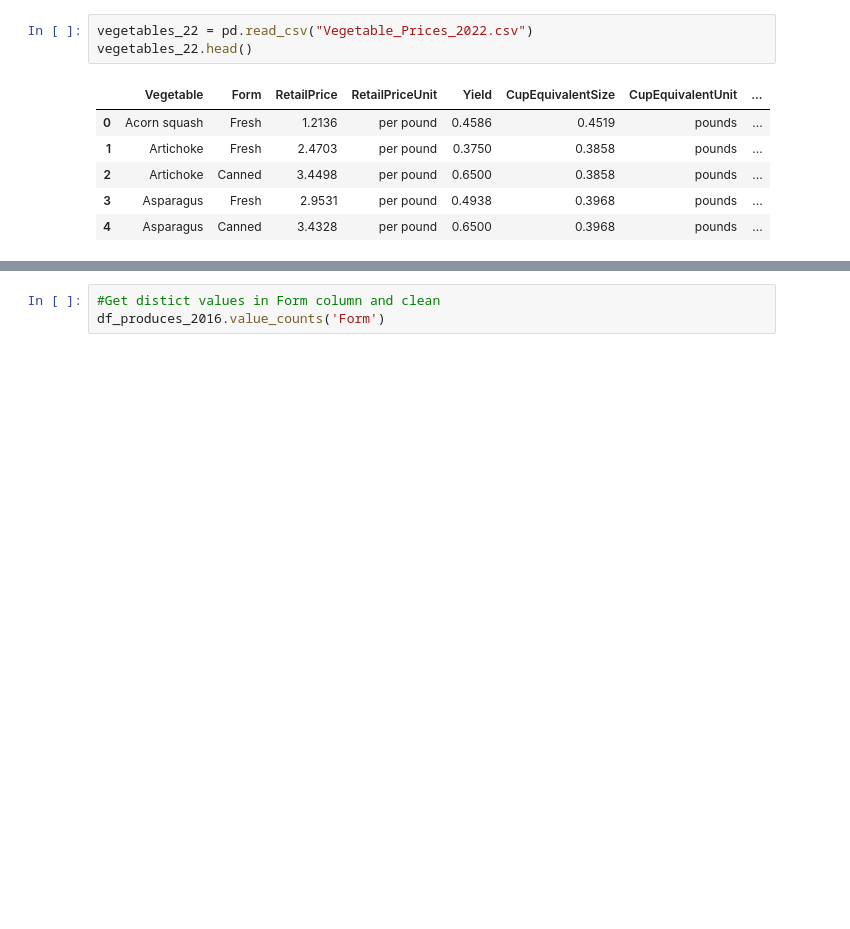
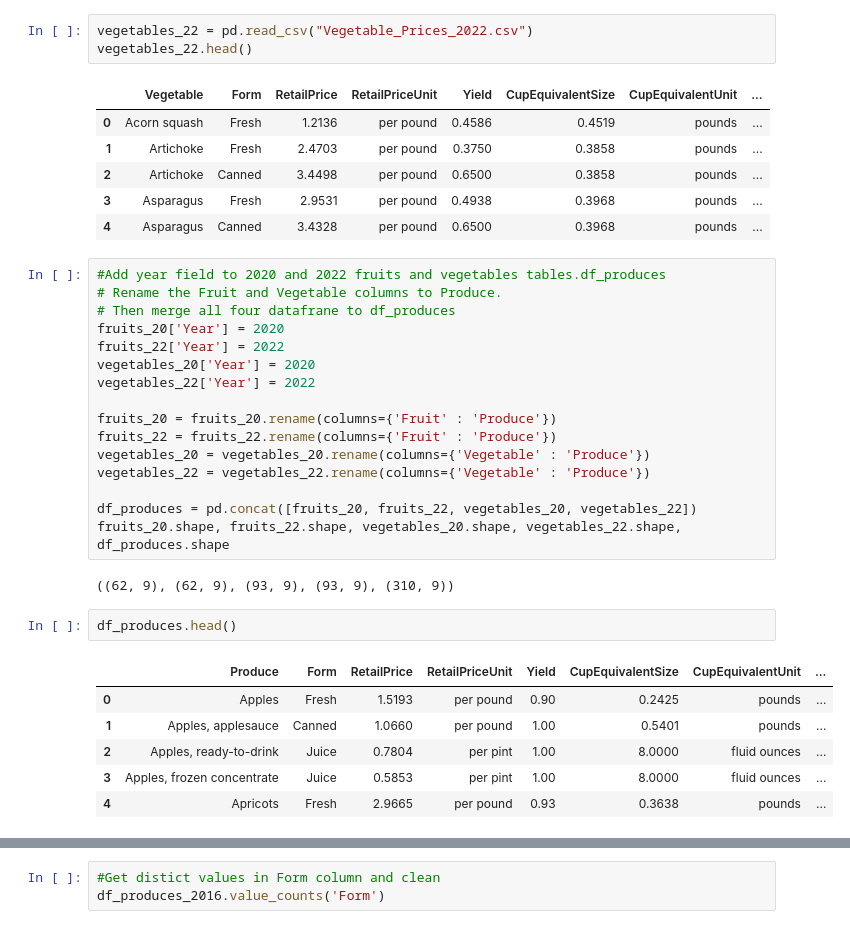
Before and after one commit to cmonjarr/5ADayCost, a Jupyter notebook: Test.ipynb, the cells around one changed output, grey strips where cells are left out. Cells and saved outputs as stored; diff of their text form; blank space fills up the shorter version.

```diff
--- a/Test.ipynb
+++ b/Test.ipynb
@@ -59,3 +95,30 @@ vegetables_22.head()
 | 2 | Artichoke | Canned | 3.4498 | per pound | 0.6500 | 0.3858 | pounds | ... |
 | 3 | Asparagus | Fresh | 2.9531 | per pound | 0.4938 | 0.3968 | pounds | ... |
 | 4 | Asparagus | Canned | 3.4328 | per pound | 0.6500 | 0.3968 | pounds | ... |
+# %%
+#Add year field to 2020 and 2022 fruits and vegetables tables.df_produces
+# Rename the Fruit and Vegetable columns to Produce.
+# Then merge all four datafrane to df_produces
+fruits_20['Year'] = 2020
+fruits_22['Year'] = 2022
+vegetables_20['Year'] = 2020
+vegetables_22['Year'] = 2022
+
+fruits_20 = fruits_20.rename(columns={'Fruit' : 'Produce'})
+fruits_22 = fruits_22.rename(columns={'Fruit' : 'Produce'})
+vegetables_20 = vegetables_20.rename(columns={'Vegetable' : 'Produce'})
+vegetables_22 = vegetables_22.rename(columns={'Vegetable' : 'Produce'})
+
+df_produces = pd.concat([fruits_20, fruits_22, vegetables_20, vegetables_22])
+fruits_20.shape, fruits_22.shape, vegetables_20.shape, vegetables_22.shape, df_produces.shape
+# %% [output]
+((62, 9), (62, 9), (93, 9), (93, 9), (310, 9))
+# %%
+df_produces.head()
+# %% [output]
+|  | Produce | Form | RetailPrice | RetailPriceUnit | Yield | CupEquivalentSize | CupEquivalentUnit | ... |
+| 0 | Apples | Fresh | 1.5193 | per pound | 0.90 | 0.2425 | pounds | ... |
+| 1 | Apples, applesauce | Canned | 1.0660 | per pound | 1.00 | 0.5401 | pounds | ... |
+| 2 | Apples, ready-to-drink | Juice | 0.7804 | per pint | 1.00 | 8.0000 | fluid ounces | ... |
+| 3 | Apples, frozen concentrate | Juice | 0.5853 | per pint | 1.00 | 8.0000 | fluid ounces | ... |
+| 4 | Apricots | Fresh | 2.9665 | per pound | 0.93 | 0.3638 | pounds | ... |
```
Also changed, not shown: parts of 18 cells of this notebook, 1 other file.
